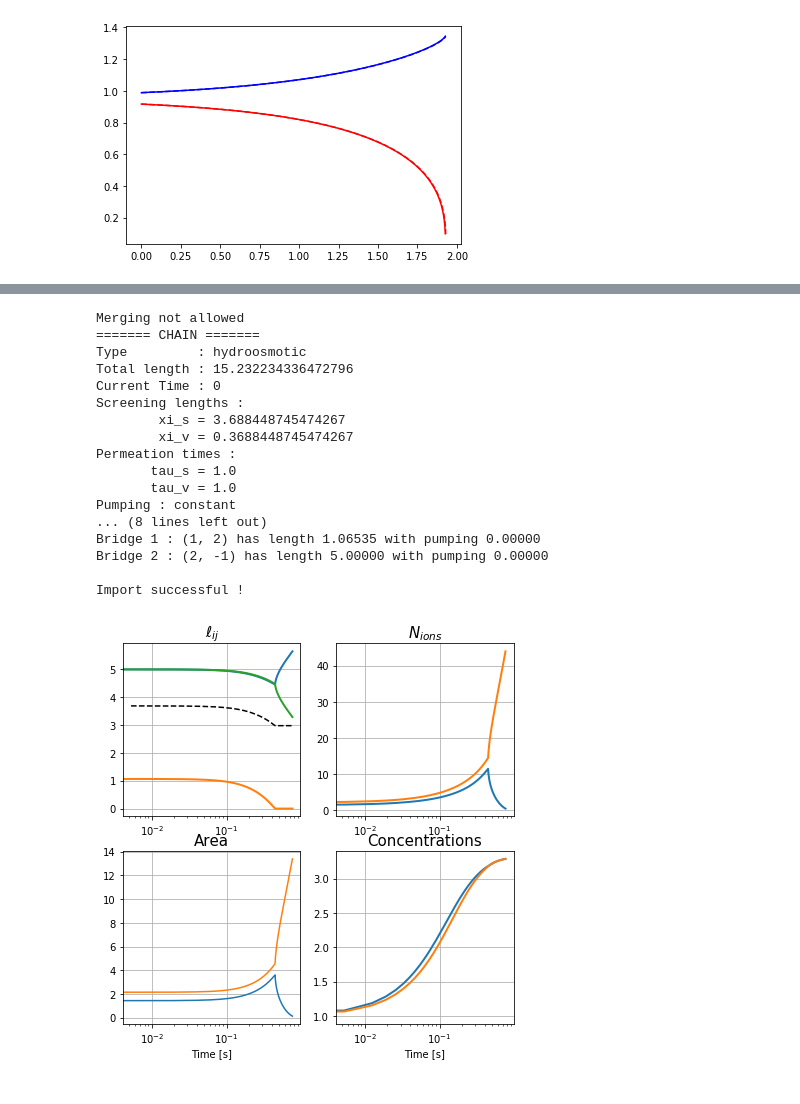
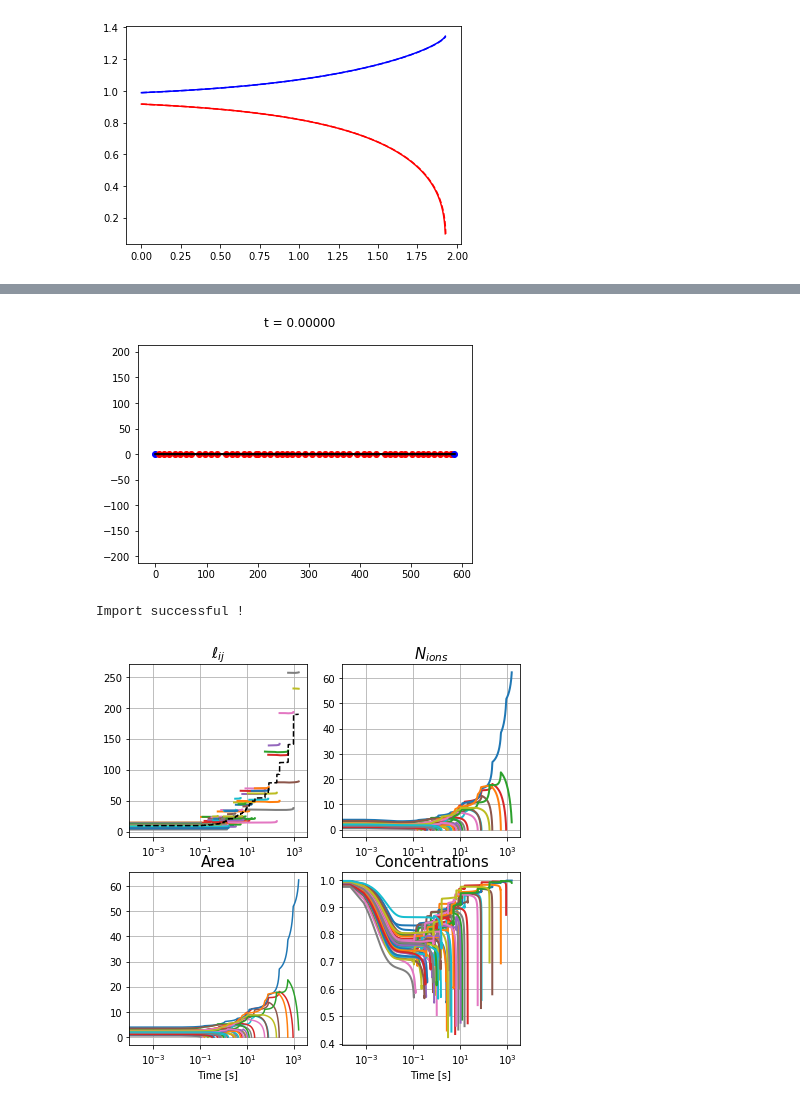
Before and after one commit to VirtualEmbryo/hydroosmotic_chain, a Jupyter notebook: _notebook/tests.ipynb, the cells around one changed output, grey strips where cells are left out. Cells and saved outputs as stored; diff of their text form; code cells hidden in the pictures.

```diff
--- a/_notebook/tests.ipynb
+++ b/_notebook/tests.ipynb
@@ -701,37 +353,21 @@ plt.legend()
 # %%
-main_dir = '/Users/mathieuleverge/git/chain_lumen/_data/'
-subdir = '2lumens'
+subdir = 'osmotic/N100/largetau/chis5_chiv50/run0000'
 conf, ch = chain.load_config(os.path.join(main_dir, subdir, 'config.conf'))
-print(ch)
-#x_space = np.linspace(0., ch.total_length, 1001)
-#tools.plot_profile(x_space, ch)
+#print(ch)
+x = np.linspace(0., ch.total_length, 1001)
+tools.plot_profile(x, ch)
 
 ell = tools.load_brfile(os.path.join(main_dir, subdir, 'sim_bridges.dat'))
 
 x_log = 1
 
 if ch.lumen_type == 'hydroosmotic' :
     L, nions, pos = tools.load_file(os.path.join(main_dir, subdir, 'sim_all.dat'), hydroosmotic=True)
     tools.plot_evolution(L, nions, ell, x_logscale=x_log)
 else :
     L, pos = tools.load_file(os.path.join(main_dir, subdir, 'sim_all.dat'), hydroosmotic=False)
     tools.plot_evolution_hydraulic(L, ell, x_logscale=x_log)
 # %% [output]
+[figure, new version]
-Merging not allowed
-======= CHAIN =======
-Type         : hydroosmotic
-Total length : 15.232234336472796
-Current Time : 0
-Screening lengths :
-        xi_s = 3.688448745474267
-        xi_v = 0.3688448745474267
-Permeation times :
-       tau_s = 1.0
-       tau_v = 1.0
-Pumping : constant
-... (8 lines left out)
-Bridge 1 : (1, 2) has length 1.06535 with pumping 0.00000
-Bridge 2 : (2, -1) has length 5.00000 with pumping 0.00000
-
 Import successful !
-[figure, old version]
+[figure, added]
```
Also changed, not shown: parts of 23 cells of this notebook, 8 other files.
